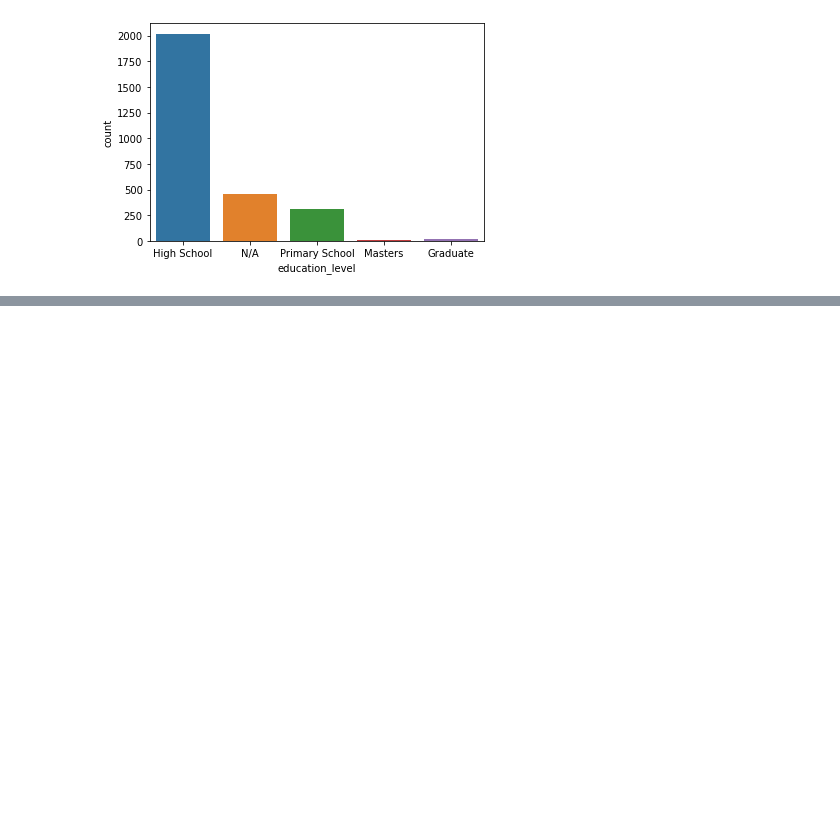
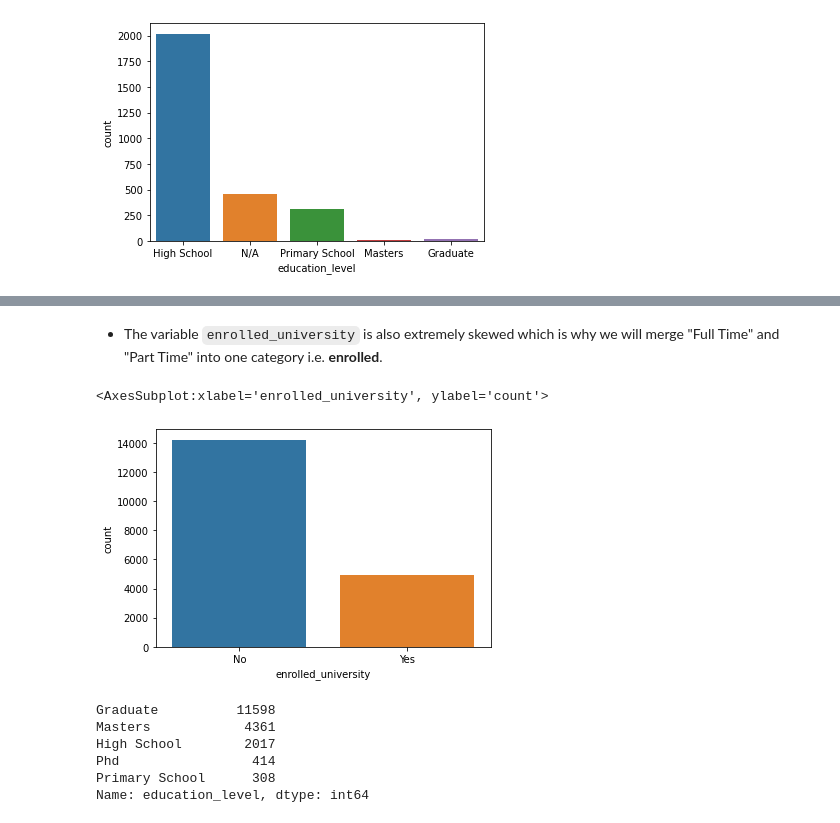
Before and after one commit to faheemrajwadkar/HR-Analytics---Job-Change-Classification-using-CART, a Jupyter notebook: HR Analytics Job Change Classification - CART.ipynb, the cells around one changed output, grey strips where cells are left out. Drawn from its saved outputs; the diff is of its cells as text; code cells hidden in the pictures; blank space fills up the shorter version.

```diff
--- a/HR Analytics Job Change Classification - CART.ipynb
+++ b/HR Analytics Job Change Classification - CART.ipynb
@@ -186,0 +225,18 @@ when `major_discipline` is NULL, `education_level` -
+# %% [markdown]
+- The variable `enrolled_university` is also extremely skewed which is why we will merge "Full Time" and "Part Time" into one category i.e. **enrolled**.
+# %%
+df['enrolled_university'] = df['enrolled_university'].map(lambda x : "No" if x == "no_enrollment" else "Yes")
+sns.countplot(df['enrolled_university'])
+# %% [output]
+<AxesSubplot:xlabel='enrolled_university', ylabel='count'>
+[figure, added]
+# %%
+# education_level
+df['education_level'].value_counts()
+# %% [output]
+Graduate          11598
+Masters            4361
+High School        2017
+Phd                 414
+Primary School      308
+Name: education_level, dtype: int64
```
Also changed, not shown: parts of 14 cells of this notebook.
